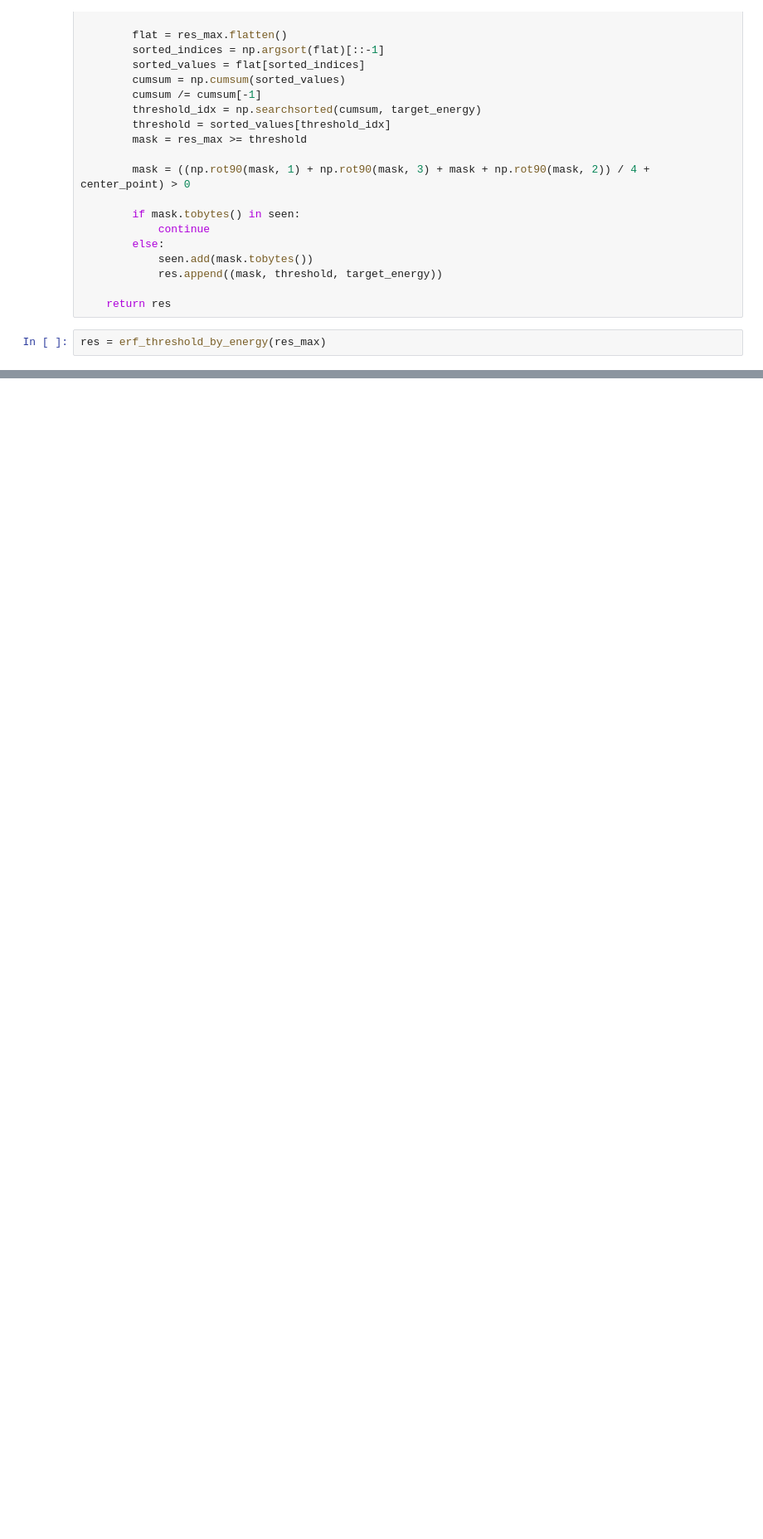
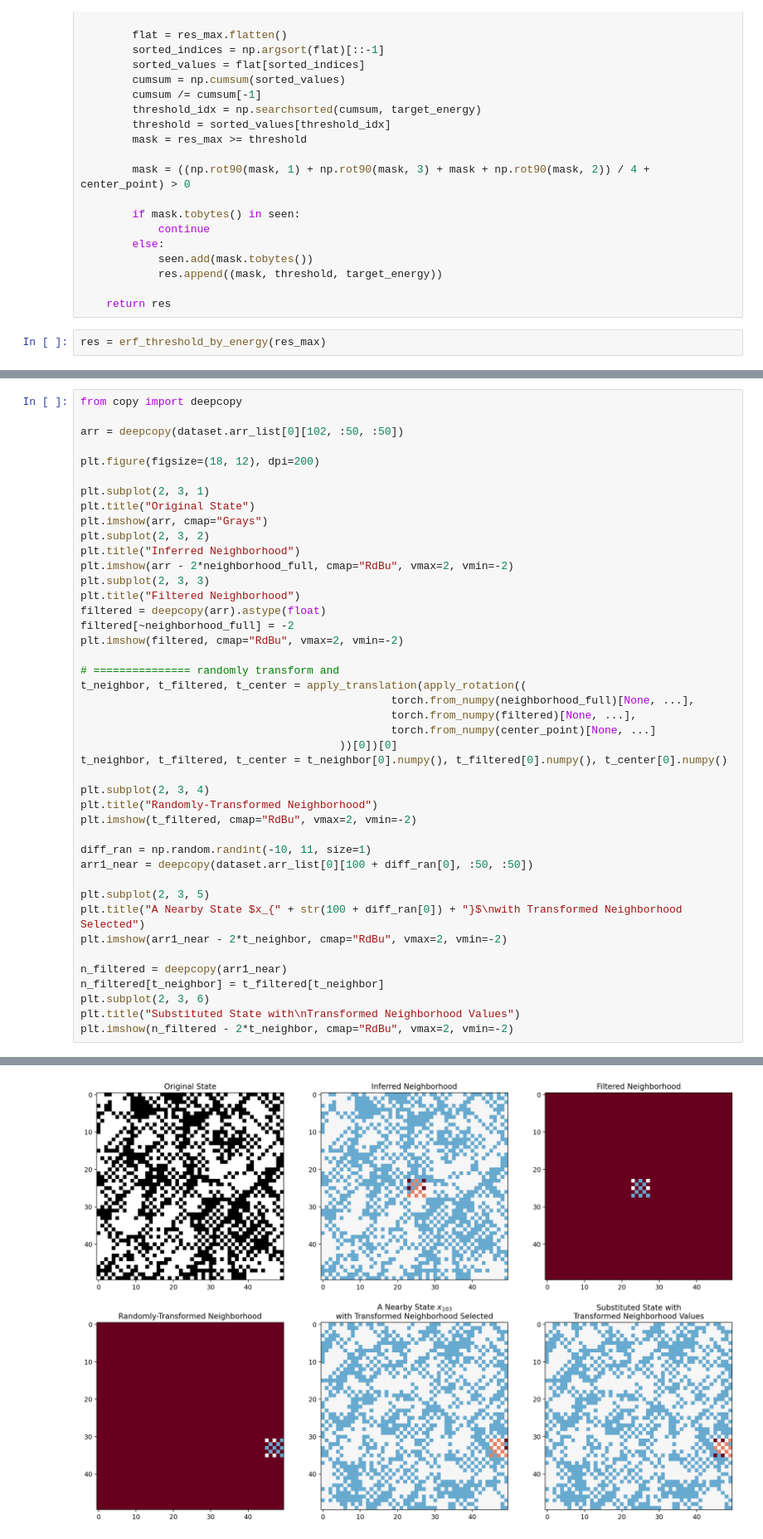
Before and after one commit to hrjtju/BIMSA, a Jupyter notebook: predictor_life_simple/notebooks/check_erf.ipynb, the cells around one changed output, grey strips where cells are left out. Shown at 83% size. Drawn from its saved outputs; the diff is of its cells as text; blank space fills up the shorter version.

```diff
--- a/predictor_life_simple/notebooks/check_erf.ipynb
+++ b/predictor_life_simple/notebooks/check_erf.ipynb
@@ -229,0 +277,44 @@ plt.show()
+# %%
+from copy import deepcopy
+
+arr = deepcopy(dataset.arr_list[0][102, :50, :50])
+
+plt.figure(figsize=(18, 12), dpi=200)
+
+plt.subplot(2, 3, 1)
+plt.title("Original State")
+plt.imshow(arr, cmap="Grays")
+plt.subplot(2, 3, 2)
+plt.title("Inferred Neighborhood")
+plt.imshow(arr - 2*neighborhood_full, cmap="RdBu", vmax=2, vmin=-2)
+plt.subplot(2, 3, 3)
+plt.title("Filtered Neighborhood")
+filtered = deepcopy(arr).astype(float)
+filtered[~neighborhood_full] = -2
+plt.imshow(filtered, cmap="RdBu", vmax=2, vmin=-2)
+
+# =============== randomly transform and
+t_neighbor, t_filtered, t_center = apply_translation(apply_rotation((
+                                                torch.from_numpy(neighborhood_full)[None, ...],
+                                                torch.from_numpy(filtered)[None, ...],
+                                                torch.from_numpy(center_point)[None, ...]
+                                        ))[0])[0]
+t_neighbor, t_filtered, t_center = t_neighbor[0].numpy(), t_filtered[0].numpy(), t_center[0].numpy()
+
+plt.subplot(2, 3, 4)
+plt.title("Randomly-Transformed Neighborhood")
+plt.imshow(t_filtered, cmap="RdBu", vmax=2, vmin=-2)
+
+diff_ran = np.random.randint(-10, 11, size=1)
+arr1_near = deepcopy(dataset.arr_list[0][100 + diff_ran[0], :50, :50])
+
+plt.subplot(2, 3, 5)
+plt.title("A Nearby State $x_{" + str(100 + diff_ran[0]) + "}$\nwith Transformed Neighborhood Selected")
+plt.imshow(arr1_near - 2*t_neighbor, cmap="RdBu", vmax=2, vmin=-2)
+
+n_filtered = deepcopy(arr1_near)
+n_filtered[t_neighbor] = t_filtered[t_neighbor]
+plt.subplot(2, 3, 6)
+plt.title("Substituted State with\nTransformed Neighborhood Values")
+plt.imshow(n_filtered - 2*t_neighbor, cmap="RdBu", vmax=2, vmin=-2)
+# %% [output]
@@ -229,0 +322 @@ plt.show()
+[figure, added]
```
Also changed, not shown: parts of 15 cells of this notebook, 23 other files.
